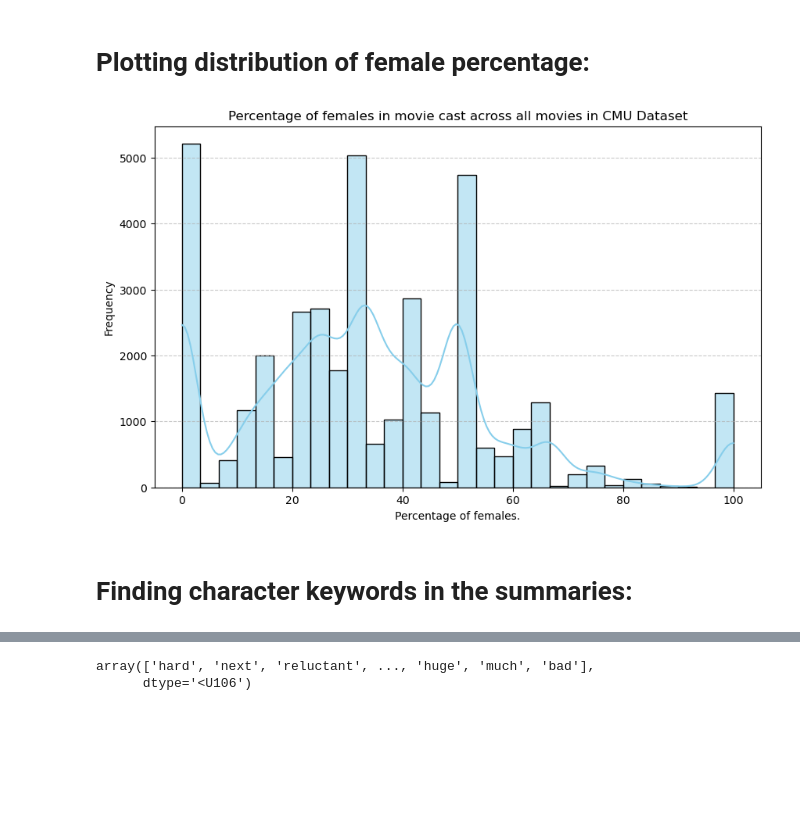
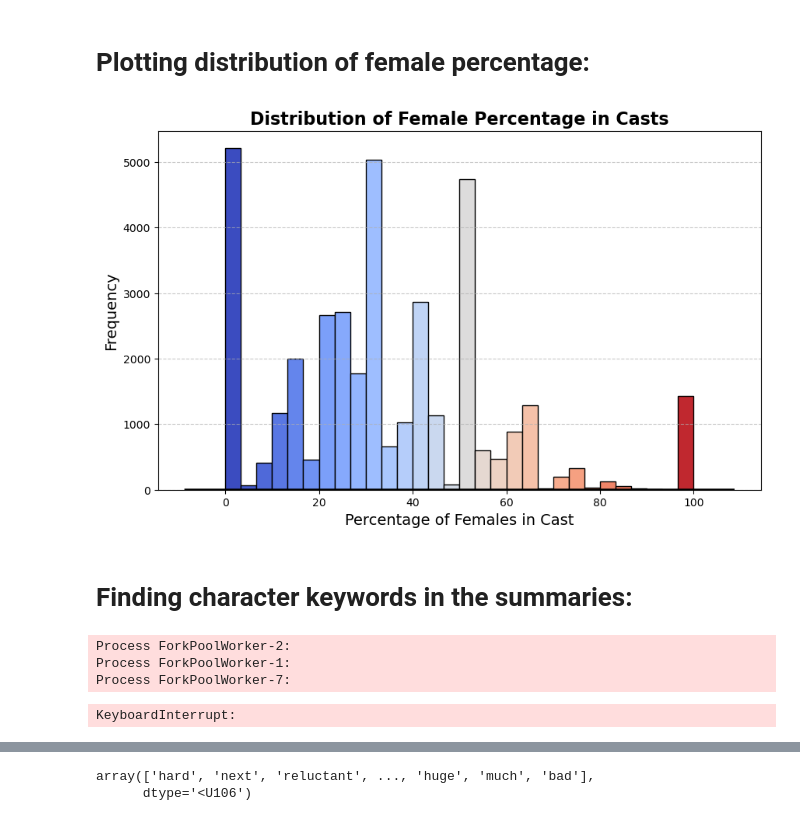
Before and after one commit to epfl-ada/ada-2024-project-badax, a Jupyter notebook: gender_adjectives.ipynb, the cells around one changed output, grey strips where cells are left out. Saved outputs shown, nothing was run; the diff lists cells and outputs as text; code cells hidden in the pictures; blank space fills up the shorter version.

```diff
--- a/gender_adjectives.ipynb
+++ b/gender_adjectives.ipynb
@@ -82,12 +62,4 @@ char_sum_CMU
 # %%
-# Function to calculate female percentage
-def calculate_female_percentage(genders):
-    valid_genders = [g for g in genders if pd.notna(g)]
-    if len(valid_genders) == 0:
-        return -1
-    female_count = sum(1 for g in valid_genders if g == 'F')
-    return (female_count / len(valid_genders)) * 100
-
 # Create the new column with the female percentage
-char_sum_CMU['Female Percentage'] = char_sum_CMU['Actor gender'].apply(calculate_female_percentage)
+char_sum_CMU['Female Percentage'] = char_sum_CMU['Actor gender'].apply(wu.calculate_female_percentage)
 char_sum_CMU = char_sum_CMU[char_sum_CMU['Female Percentage'] != -1]
@@ -118,52 +74,23 @@ Number of movies with high male ratio:  17466
 # %% [markdown]
 # Plotting distribution of female percentage:
 # %%
-import seaborn as sns
-
-# Plotting the histogram using Seaborn
-plt.figure(figsize=(10, 6))
-sns.histplot(char_sum_CMU["Female Percentage"], bins=30, kde=True, color='skyblue')
-plt.xlabel('Percentage of females.')
-plt.ylabel('Frequency')
-plt.title('Percentage of females in movie cast across all movies in CMU Dataset')
-plt.grid(axis='y', linestyle='--', alpha=0.7)
-plt.show()
+wu.plot_female_percentage_graph(char_sum_CMU)
 # %% [output]
-[figure, old version]
+[figure, new version]
 # %% [markdown]
 # Finding character keywords in the summaries:
 # %%
-import spacy
-from collections import Counter
-import re
-from wordcloud import WordCloud
-import multiprocessing as mp
-
-# # Function to apply extract_adj_verbs in parallel using multiprocessing
-def parallel_apply_multiprocessing(series, func, n_cores=4):
-    with mp.Pool(n_cores) as pool:
-        result = pool.map(func, series)
-    return result
-
-# Load the spaCy language model
-try:
-    nlp = spacy.load("en_core_web_sm")
-except OSError:
-    print("Model 'en_core_web_sm' not found. Downloading...")
-    spacy.cli.download("en_core_web_sm")
-    nlp = spacy.load("en_core_web_sm")
-
-# Functions to extract adjectives and verbs from a text
-def extract_adj(text):
-    doc = nlp(text)
-    return [token.lemma_ for token in doc if token.pos_ in ('ADJ')]
-
-def extract_verb(text):
-    doc = nlp(text)
-    return [token.lemma_ for token in doc if token.pos_ in ('VERB')]
-
 # Extract adjectives and verbs from each movie summary for the female df
-female_movies['Adj_Tokens'] = parallel_apply_multiprocessing(female_movies['Movie_Summary'],extract_adj,n_cores=mp.cpu_count())
-female_movies['Verb_Tokens'] = parallel_apply_multiprocessing(female_movies['Movie_Summary'],extract_verb,n_cores=mp.cpu_count())
+if os.path.exists("data/pickles/female_movies.pkl"):
+    female_movies = pd.read_pickle("data/pickles/female_movies.pkl")
+else:
+    female_movies['Adj_Tokens'] = wu.parallel_apply_multiprocessing(female_movies['Movie_Summary'],wu.extract_adj,n_cores=mp.cpu_count())
+    female_movies['Verb_Tokens'] = wu.parallel_apply_multiprocessing(female_movies['Movie_Summary'],wu.extract_verb,n_cores=mp.cpu_count())
+    female_movies.to_pickle("data/pickles/female_movies.pkl")
+# %% [output]
+Process ForkPoolWorker-2:
+Process ForkPoolWorker-1:
+Process ForkPoolWorker-7:
+KeyboardInterrupt:
 # %%
 # Extract adjectives and verbs from each movie summary for the male df
```
Also changed, not shown: parts of 20 cells of this notebook, 4 other files.
